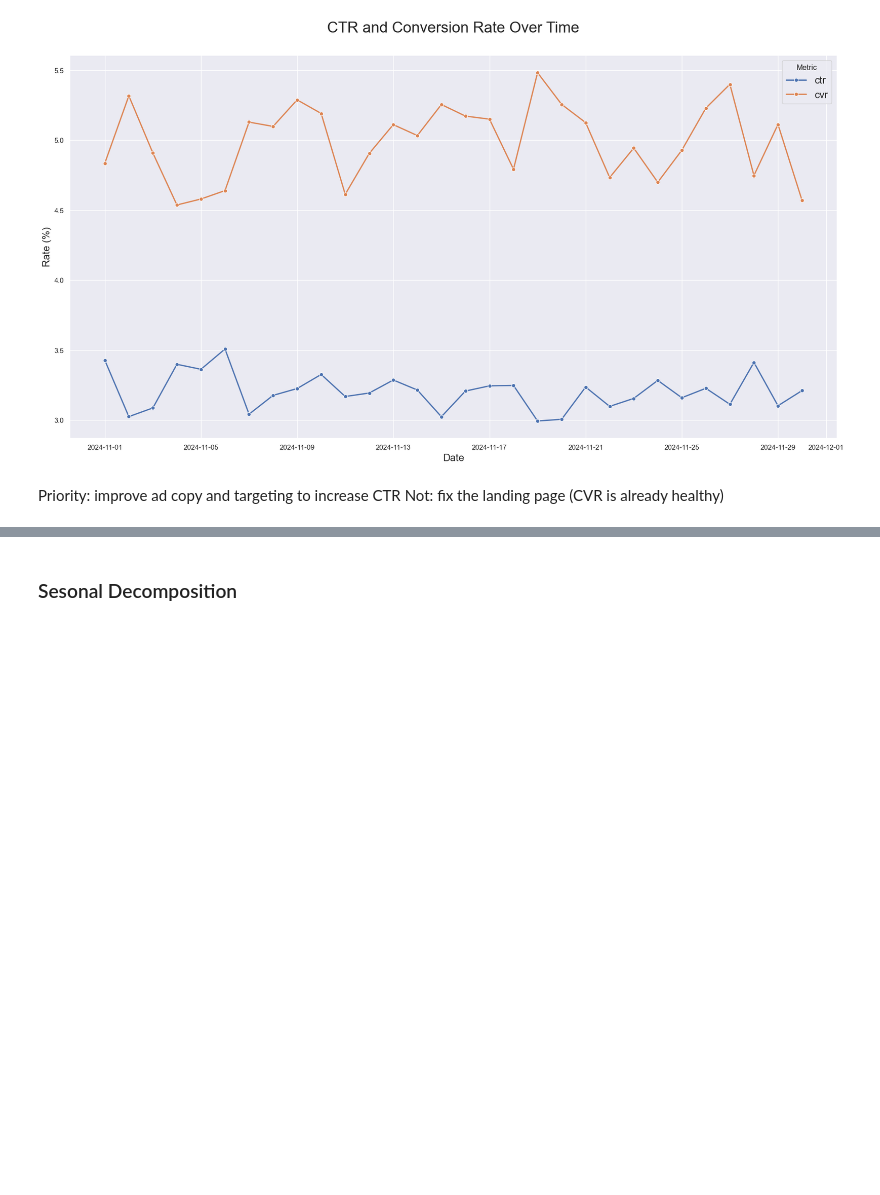
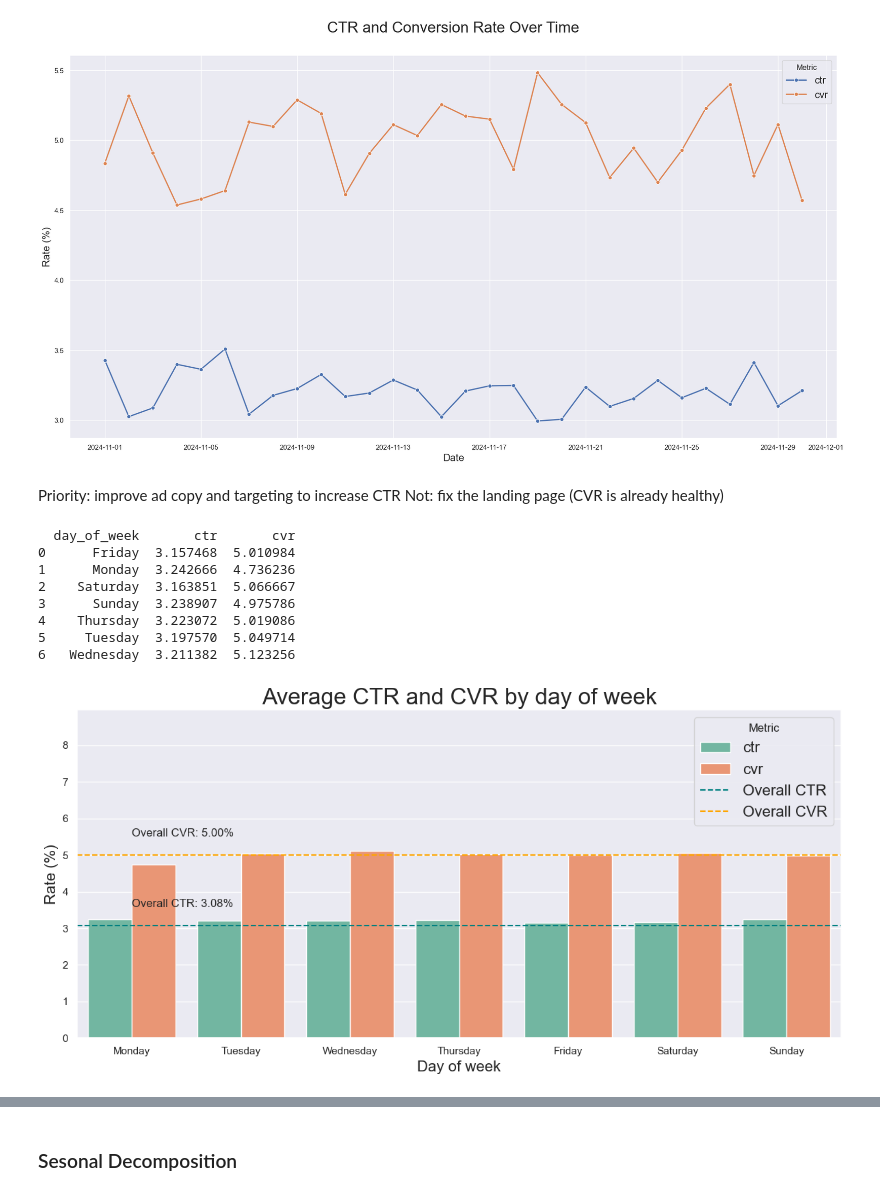
Before and after one commit to priill/google_ads_performance, a Jupyter notebook: eda.ipynb, the cells around one changed output, grey strips where cells are left out. Saved outputs shown, nothing was run; the diff lists cells and outputs as text; code cells hidden in the pictures; blank space fills up the shorter version.

```diff
--- a/eda.ipynb
+++ b/eda.ipynb
@@ -151,7 +151,8 @@ def compute_metrics(df):
         'cvr':               df['conversion_rate'].mean() * 100,
         'cpa':               df['cost_amount'].sum() / df['conversions'].sum(),
         'revenue_per_click': df['sale_amount'].sum() / df['clicks'].sum(),
-        'roas':              df['sale_amount'].sum() / df['cost_amount'].sum(),
+        'cost_per_click':    df['cost_amount'].sum() / df['clicks'].sum(),
+        'roas':              df['roas'].mean()
     })
 
 # overall
@@ -222,3 +223,39 @@ plt.show()
 # %% [markdown]
 Priority: improve ad copy and targeting to increase CTR
 Not:       fix the landing page (CVR is already healthy)
+# %%
+# cvr and ctr per day-of-week
+df['day_of_week'] = df['ad_date'].dt.day_name()
+df_dow = df.groupby('day_of_week')[['ctr', 'cvr']].mean().reset_index()
+print(df_dow)
+
+day_order = ['Monday', 'Tuesday', 'Wednesday', 'Thursday', 'Friday', 'Saturday', 'Sunday']
+
+df_dow_long = df_dow.melt(id_vars='day_of_week', value_vars=['ctr', 'cvr'],
+                           var_name='metric', value_name='rate')
+
+fig, ax = plt.subplots(figsize=(12, 6))
+sns.barplot(data=df_dow_long, x='day_of_week', y='rate', hue='metric',
+            order=day_order, ax=ax, palette='Set2', errorbar=('ci', 95))
+ax.set_title('Average CTR and CVR by day of week', fontsize=24)
+ax.set_xlabel('Day of week', fontsize=16)
+ax.set_ylabel('Rate (%)', fontsize=16)
+ax.set_ylim(0, df_dow_long['rate'].max() * 1.2)
+ax.axhline(overall[ 'ctr'], color='teal', linestyle='--', label=f'Overall CTR')
+ax.axhline(overall['cvr'], color='orange', linestyle='--', label=f'Overall CVR')
+ax.annotate(f'Overall CTR: {overall["ctr"]:.2f}%', xy=(6.5, overall['ctr']), xytext=(0, overall['ctr'] + 0.5), fontsize=12)
+ax.annotate(f'Overall CVR: {overall["cvr"]:.2f}%', xy=(6.5, overall['cvr']), xytext=(0, overall['cvr'] + 0.5), fontsize=12)
+ax.legend(title='Metric', fontsize=16)
+ax.set_ylim(0, df_dow_long['rate'].max() * 1.75)
+plt.tight_layout()
+plt.show()
+# %% [output]
+  day_of_week       ctr       cvr
+0      Friday  3.157468  5.010984
+1      Monday  3.242666  4.736236
+2    Saturday  3.163851  5.066667
+3      Sunday  3.238907  4.975786
+4    Thursday  3.223072  5.019086
+5     Tuesday  3.197570  5.049714
+6   Wednesday  3.211382  5.123256
+[figure, added]
```
Also changed, not shown: parts of 9 cells of this notebook, 2 other files.
